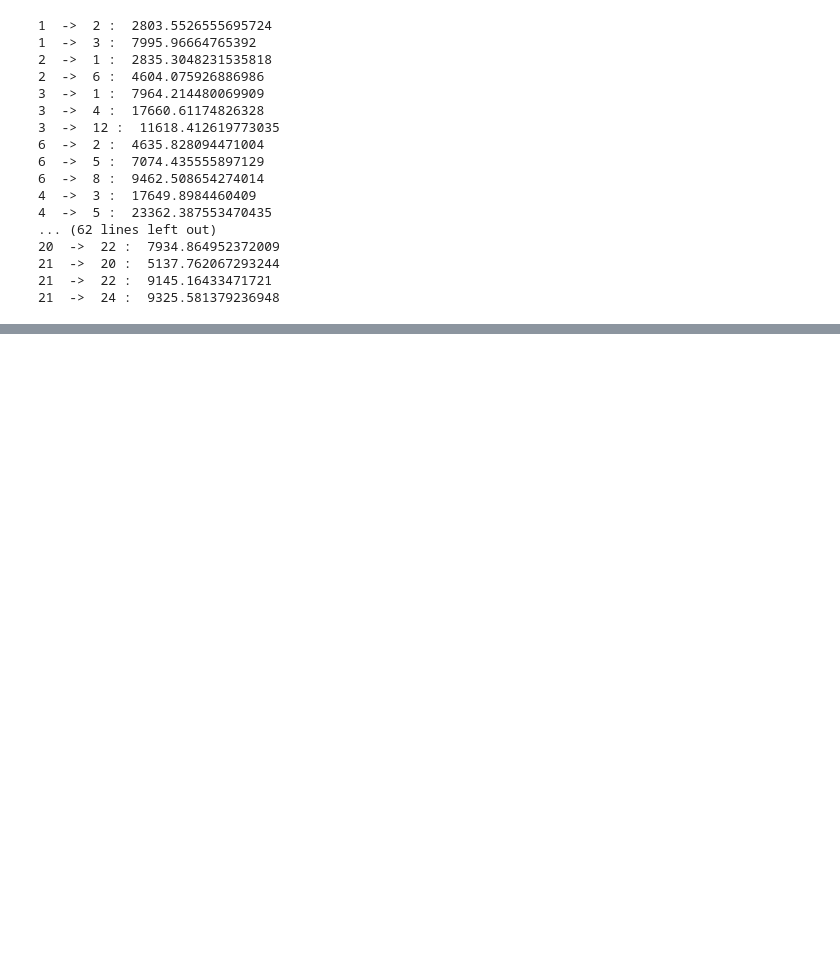
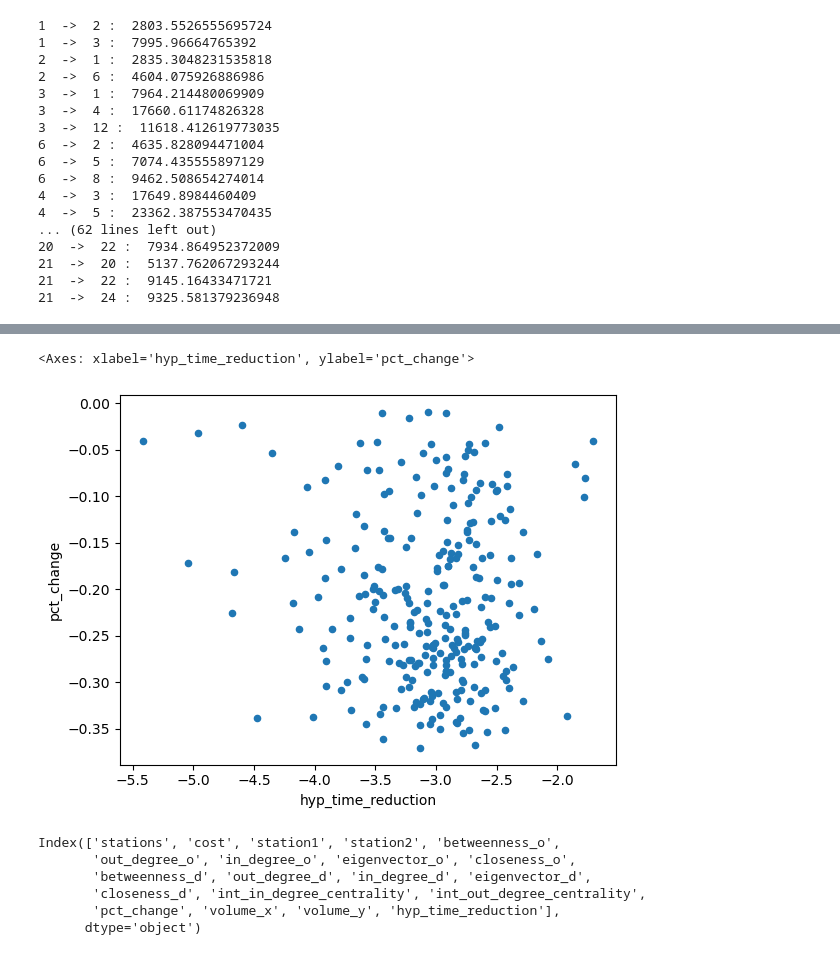
Before and after one commit to 4Freye/bike-stations, a Jupyter notebook: optimal_station_Equilibrium.ipynb, the cells around one changed output, grey strips where cells are left out. Drawn from its saved outputs; the diff is of its cells as text; code cells hidden in the pictures; blank space fills up the shorter version.

```diff
--- a/optimal_station_Equilibrium.ipynb
+++ b/optimal_station_Equilibrium.ipynb
@@ -284,0 +388,9 @@ Testing all station possibilities
+# %%
+og_cost = 4231493.723668799
+station_cost_centrality['pct_change']  = (station_cost_centrality.cost - og_cost)/og_cost
+# %%
+def sum_edge_volumes(n, graph):
+    volume_sum = 0
+    for neighbor in graph.neighbors(n):
+        volume_sum += graph[n][neighbor]['object'].vol
+    return volume_sum
@@ -284,0 +435,11 @@ Testing all station possibilities
+# %%
+station_cost_centrality['volume_x'] = station_cost_centrality.station1.apply(sum_edge_volumes, graph=siouxFalls.graph)
+station_cost_centrality['volume_y'] = station_cost_centrality.station2.apply(sum_edge_volumes, graph=siouxFalls.graph)
+station_cost_centrality['hyp_time_reduction'] = station_cost_centrality.stations.apply( calculate_hypothetical_travel_time_reduction, graph= siouxFalls.graph, traffic_dict= siouxFalls.od_vols)
+# %%
+station_cost_centrality['hyp_time_reduction'] = np.log((station_cost_centrality.hyp_time_reduction / np.linalg.norm(station_cost_centrality.hyp_time_reduction)))
+# %%
+station_cost_centrality[['hyp_time_reduction', 'pct_change']].plot.scatter(x='hyp_time_reduction',y='pct_change')
+# %% [output]
+<Axes: xlabel='hyp_time_reduction', ylabel='pct_change'>
+[figure, added]
@@ -284,0 +460,9 @@ Testing all station possibilities
+# %%
+station_cost_centrality.columns
+# %% [output]
+Index(['stations', 'cost', 'station1', 'station2', 'betweenness_o',
+       'out_degree_o', 'in_degree_o', 'eigenvector_o', 'closeness_o',
+       'betweenness_d', 'out_degree_d', 'in_degree_d', 'eigenvector_d',
+       'closeness_d', 'int_in_degree_centrality', 'int_out_degree_centrality',
+       'pct_change', 'volume_x', 'volume_y', 'hyp_time_reduction'],
+      dtype='object')
```
Also changed, not shown: parts of 39 cells of this notebook, 3 other files.
